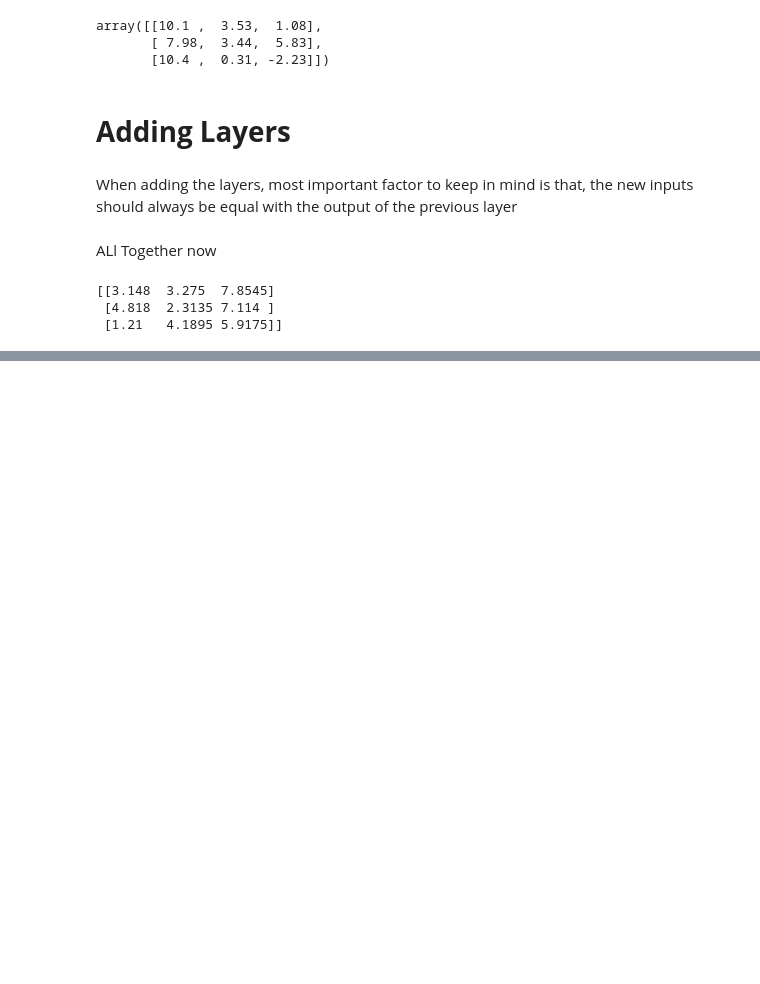
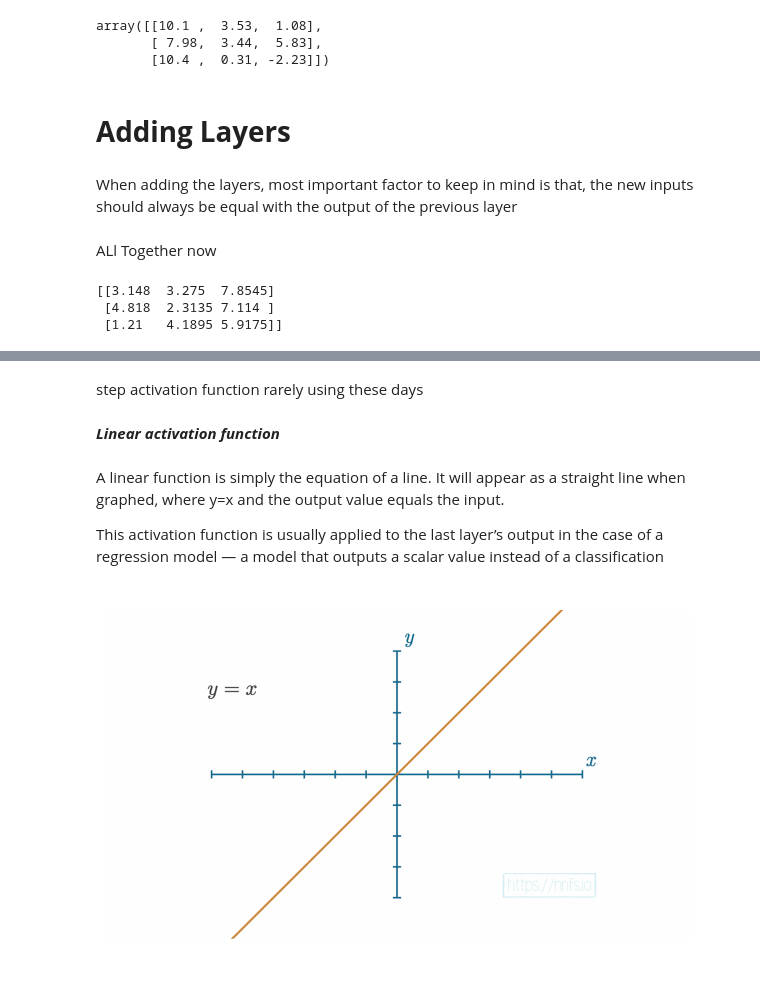
Before and after one commit to charu11/Neural-Networks-from-Scratch, a Jupyter notebook: Neural_networks_from_scratch.ipynb, the cells around one changed output, grey strips where cells are left out. Cells and saved outputs as stored; diff of their text form; code cells hidden in the pictures; blank space fills up the shorter version.

```diff
--- a/Neural_networks_from_scratch.ipynb
+++ b/Neural_networks_from_scratch.ipynb
@@ -315,0 +343,14 @@ print(layer2_output)
+# %% [markdown]
+step activation function rarely using these days
+# %% [markdown]
+***Linear activation function***
+# %% [markdown]
+A linear function is simply the equation of a line. It will appear as a straight line when graphed,
+where y=x and the output value equals the input.
+
+This activation function is usually applied to the last layer’s output in the case of a regression
+model — a model that outputs a scalar value instead of a classification
+# %%
+Image('/content/drive/MyDrive/Neural Networks from Scratch/linear activation function.PNG')
+# %% [output]
+[figure, added]
```
Also changed, not shown: parts of 26 cells of this notebook.
